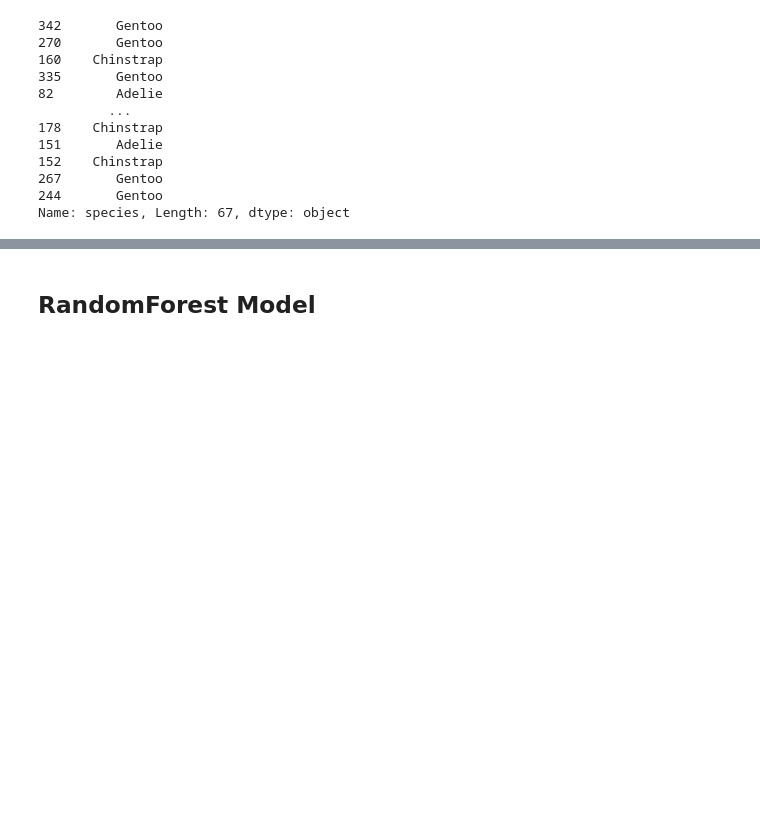
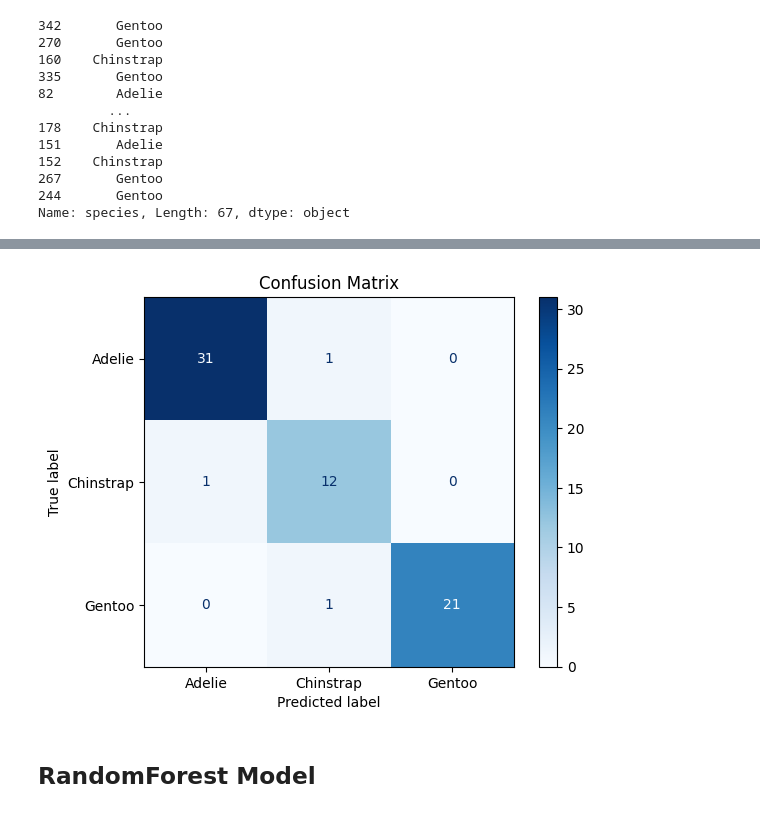
Before and after one commit to juliagolemo/Python, a Jupyter notebook: machine_learning/ml.ipynb, the cells around one changed output, grey strips where cells are left out. Saved outputs shown, nothing was run; the diff lists cells and outputs as text; code cells hidden in the pictures; blank space fills up the shorter version.

Commit message:
Add confusion matrix

```diff
--- a/machine_learning/ml.ipynb
+++ b/machine_learning/ml.ipynb
@@ -179,3 +191,14 @@ accuracy_score(predictions, y_test)
+# %%
+# Generate the confusion matrix
+cm = confusion_matrix(y_test, y_pred)
+
+# Visualize the confusion matrix
+disp = ConfusionMatrixDisplay(confusion_matrix=cm, display_labels=np.unique(y_train))
+disp.plot(cmap='Blues', values_format='d')
+plt.title("Confusion Matrix")
+plt.show()
+# %% [output]
+[figure, added]
 # %% [markdown]
 ## RandomForest Model
 # %%
```
Also changed, not shown: parts of 6 cells of this notebook, 1 other file.
